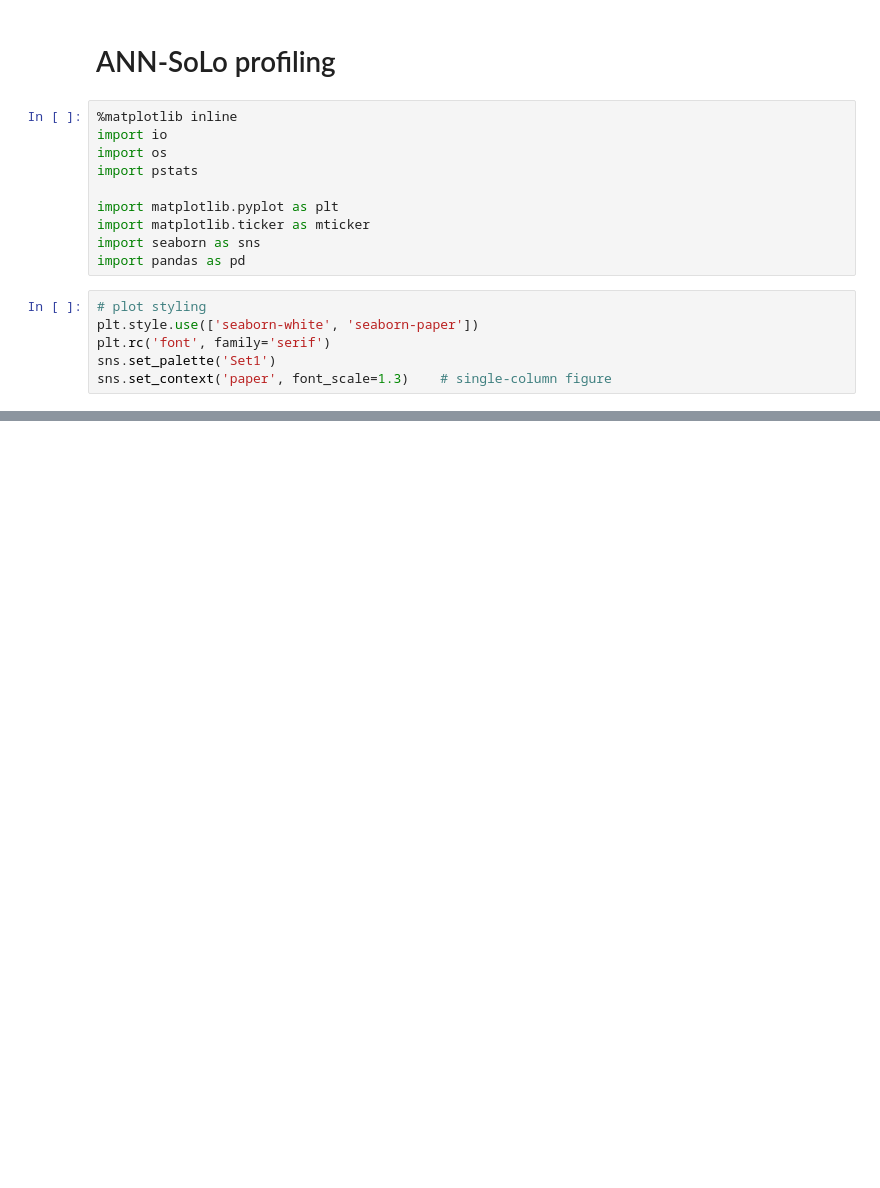
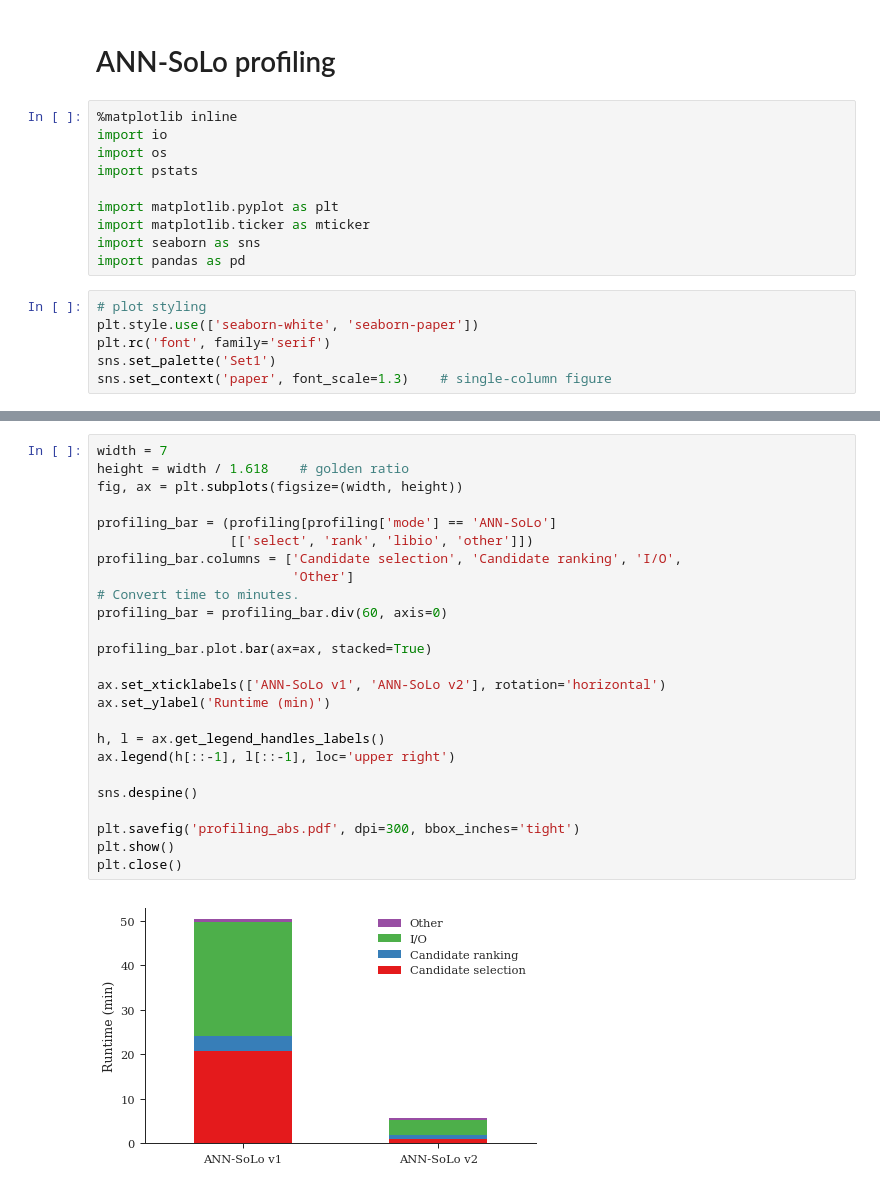
Before and after one commit to bittremieux/ANN-SoLo, a Jupyter notebook: notebooks/iprg2012_profiling.ipynb, the cells around one changed output, grey strips where cells are left out. Cells and saved outputs as stored; diff of their text form; blank space fills up the shorter version.

```diff
--- a/notebooks/iprg2012_profiling.ipynb
+++ b/notebooks/iprg2012_profiling.ipynb
@@ -80,0 +88,27 @@ plt.close()
+# %%
+width = 7
+height = width / 1.618    # golden ratio
+fig, ax = plt.subplots(figsize=(width, height))
+
+profiling_bar = (profiling[profiling['mode'] == 'ANN-SoLo']
+                 [['select', 'rank', 'libio', 'other']])
+profiling_bar.columns = ['Candidate selection', 'Candidate ranking', 'I/O',
+                         'Other']
+# Convert time to minutes.
+profiling_bar = profiling_bar.div(60, axis=0)
+
+profiling_bar.plot.bar(ax=ax, stacked=True)
+
+ax.set_xticklabels(['ANN-SoLo v1', 'ANN-SoLo v2'], rotation='horizontal')
+ax.set_ylabel('Runtime (min)')
+
+h, l = ax.get_legend_handles_labels()
+ax.legend(h[::-1], l[::-1], loc='upper right')
+
+sns.despine()
+
+plt.savefig('profiling_abs.pdf', dpi=300, bbox_inches='tight')
+plt.show()
+plt.close()
+# %% [output]
+[figure, added]
```
Also changed, not shown: parts of 5 cells of this notebook, 5 other files.
